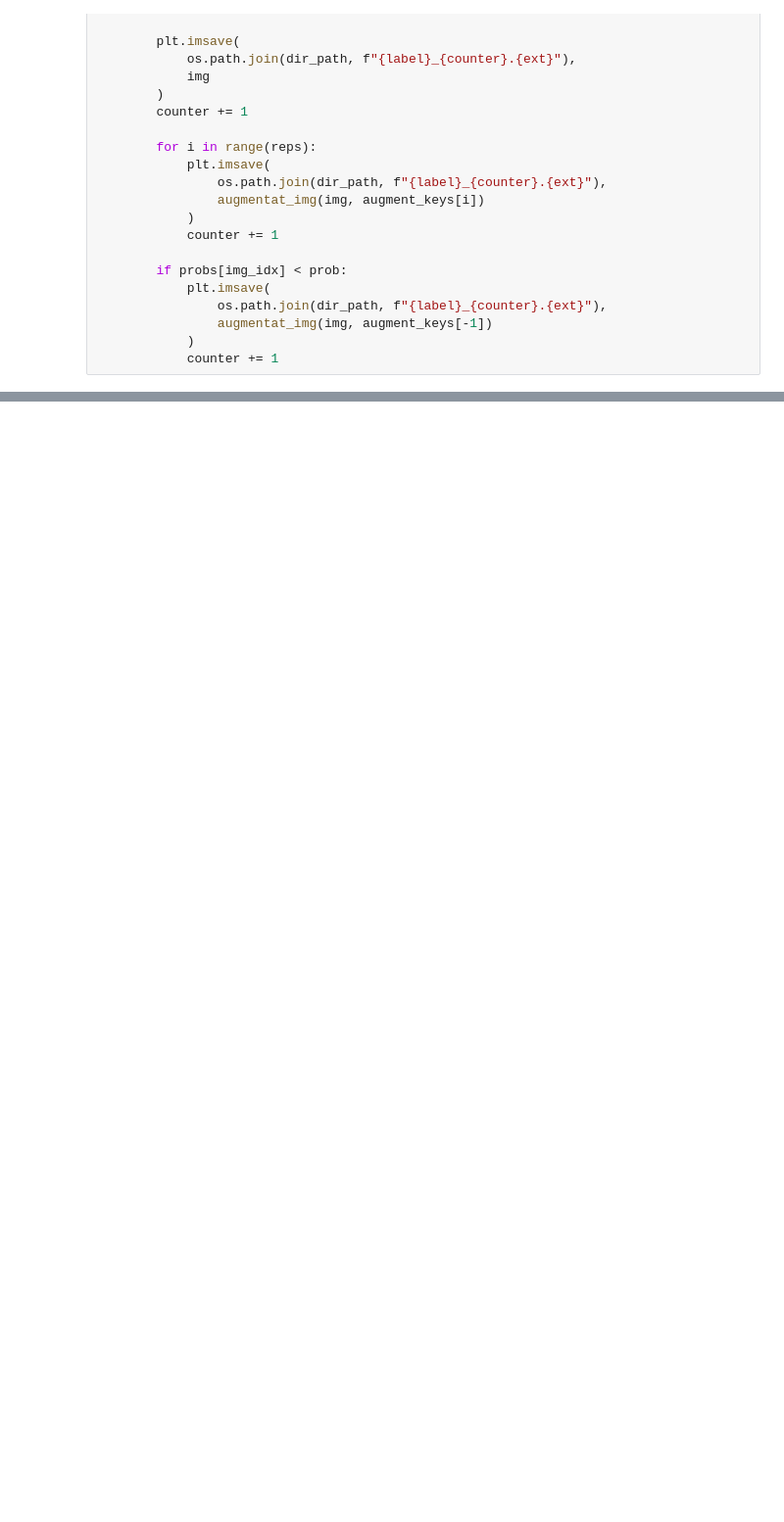
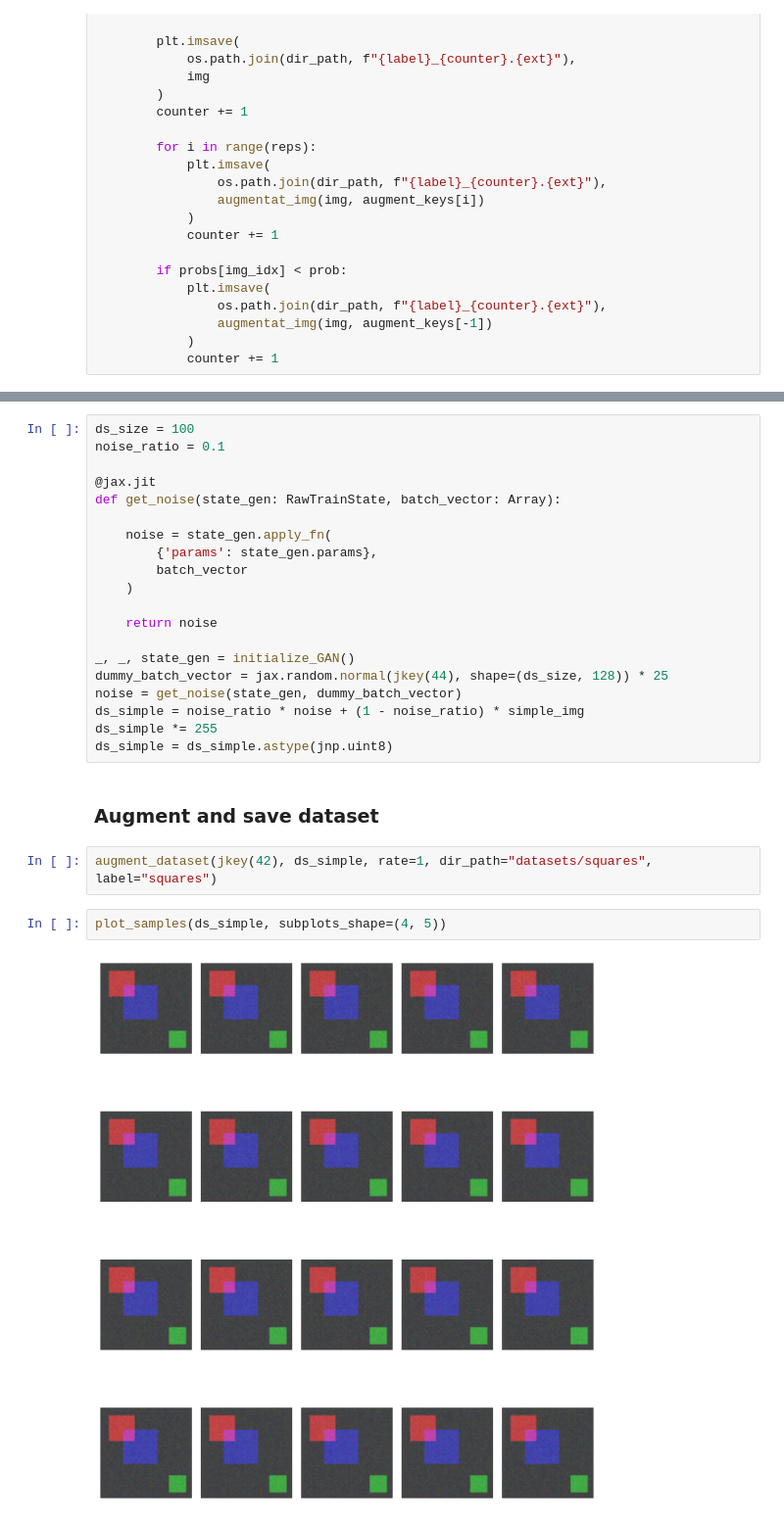
Before and after one commit to Wotaker/TrainingGAN, a Jupyter notebook: dataset.ipynb, the cells around one changed output, grey strips where cells are left out. Shown at 98% size. Cells and saved outputs as stored; diff of their text form; blank space fills up the shorter version.

```diff
--- a/dataset.ipynb
+++ b/dataset.ipynb
@@ -107,0 +149,28 @@ def augment_dataset(key: PRNGKey, dataset: Array, rate: Scalar, dir_path: str, l
+# %%
+ds_size = 100
+noise_ratio = 0.1
+
+@jax.jit
+def get_noise(state_gen: RawTrainState, batch_vector: Array):
+
+    noise = state_gen.apply_fn(
+        {'params': state_gen.params},
+        batch_vector
+    )
+
+    return noise
+
+_, _, state_gen = initialize_GAN()
+dummy_batch_vector = jax.random.normal(jkey(44), shape=(ds_size, 128)) * 25
+noise = get_noise(state_gen, dummy_batch_vector)
+ds_simple = noise_ratio * noise + (1 - noise_ratio) * simple_img
+ds_simple *= 255
+ds_simple = ds_simple.astype(jnp.uint8)
+# %% [markdown]
+### Augment and save dataset
+# %%
+augment_dataset(jkey(42), ds_simple, rate=1, dir_path="datasets/squares", label="squares")
+# %%
+plot_samples(ds_simple, subplots_shape=(4, 5))
+# %% [output]
+[figure, added]
```
Also changed, not shown: parts of 6 cells of this notebook.
